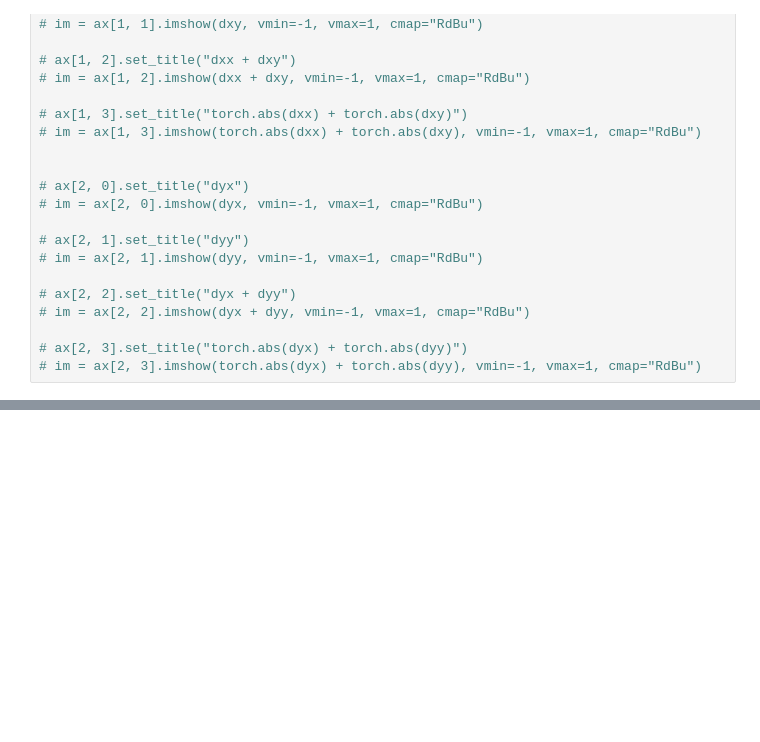
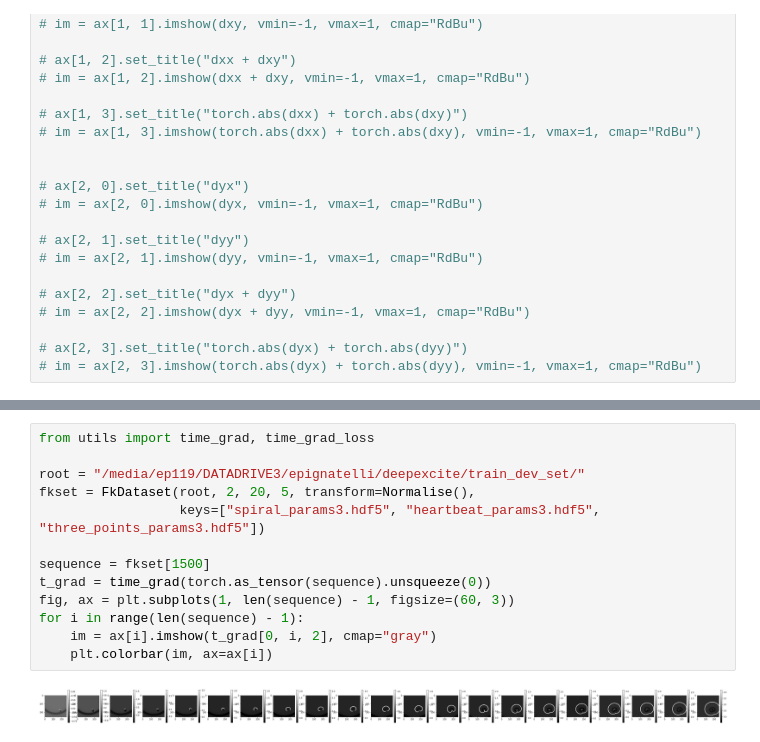
Before and after one commit to epignatelli/cardiax, a Jupyter notebook: deepexcite/playground.ipynb, the cells around one changed output, grey strips where cells are left out. Saved outputs shown, nothing was run; the diff lists cells and outputs as text; blank space fills up the shorter version.

```diff
--- a/deepexcite/playground.ipynb
+++ b/deepexcite/playground.ipynb
@@ -152,0 +294,15 @@ TypeError: scatter() missing 1 required positional argument: 'y'
+# %%
+from utils import time_grad, time_grad_loss
+
+root = "/media/ep119/DATADRIVE3/epignatelli/deepexcite/train_dev_set/"
+fkset = FkDataset(root, 2, 20, 5, transform=Normalise(),
+                  keys=["spiral_params3.hdf5", "heartbeat_params3.hdf5", "three_points_params3.hdf5"])
+
+sequence = fkset[1500]
+t_grad = time_grad(torch.as_tensor(sequence).unsqueeze(0))
+fig, ax = plt.subplots(1, len(sequence) - 1, figsize=(60, 3))
+for i in range(len(sequence) - 1):
+    im = ax[i].imshow(t_grad[0, i, 2], cmap="gray")
+    plt.colorbar(im, ax=ax[i])
+# %% [output]
+[figure, added]
```
Also changed, not shown: parts of 26 cells of this notebook, 8 other files.
